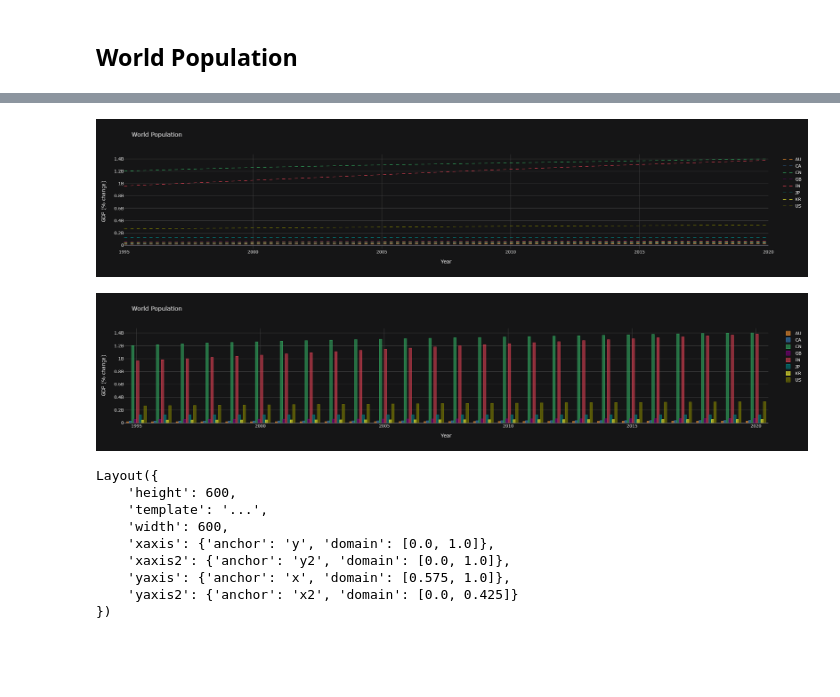
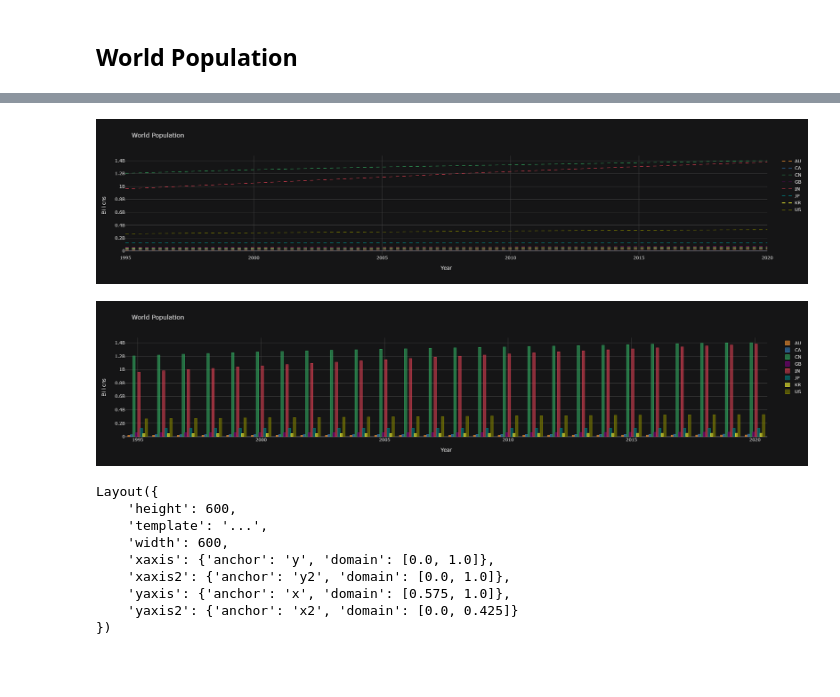
Before and after one commit to TribThapa/AustralianEconomyAnalysis, a Jupyter notebook: Code/StatisticalAnalysis.ipynb, the cells around one changed output, grey strips where cells are left out. Cells and saved outputs as stored; diff of their text form; code cells hidden in the pictures.

```diff
--- a/Code/StatisticalAnalysis.ipynb
+++ b/Code/StatisticalAnalysis.ipynb
@@ -760,29 +747,29 @@ world_population_comb
 # %%
 # Create line plot and bar graph using Cufflinks
 world_population_fig1 = world_population_clean.iplot(kind='line',
                                                      dash='dash',
                                                      title="World Population",
                                                      xTitle="Year",
-                                                     yTitle='GDP (% change)')
+                                                     yTitle='Billions')
 
 world_population_fig2 = world_population_clean.iplot(kind='bar',
                                                      dash='dash',
                                                      title="World Population",
                                                      xTitle="Year",
-                                                     yTitle='GDP (% change)')
+                                                     yTitle='Billions')
 
 #Create the plot matrix:
 fig = subplots.make_subplots(rows=2, cols=1)
 
 #Add traces, use  'add_traces', or 'append_trace'.
 fig.add_traces(world_population_fig1)
 fig.add_traces(world_population_fig2)
 
 fig['layout'].update(height=600,
                      width=600)
 # %% [output]
-[figure, old version]
+[figure, new version]
-[figure, old version]
+[figure, new version]
 Layout({
     'height': 600,
     'template': '...',
```
Also changed, not shown: parts of 13 cells of this notebook, 10 other files.
